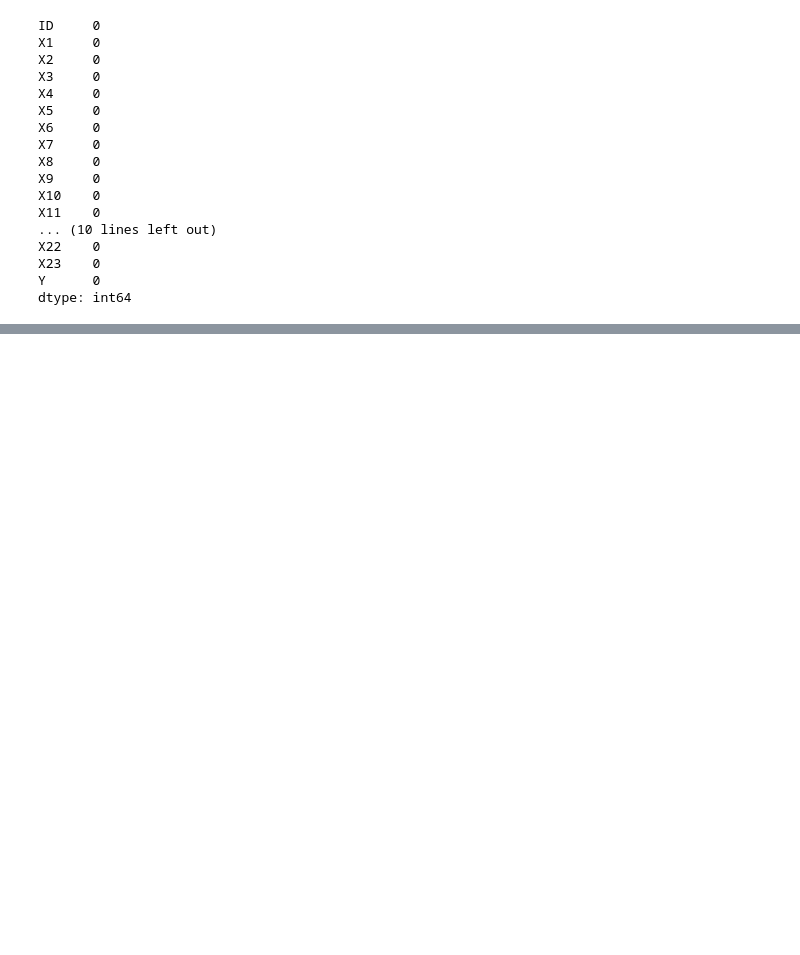
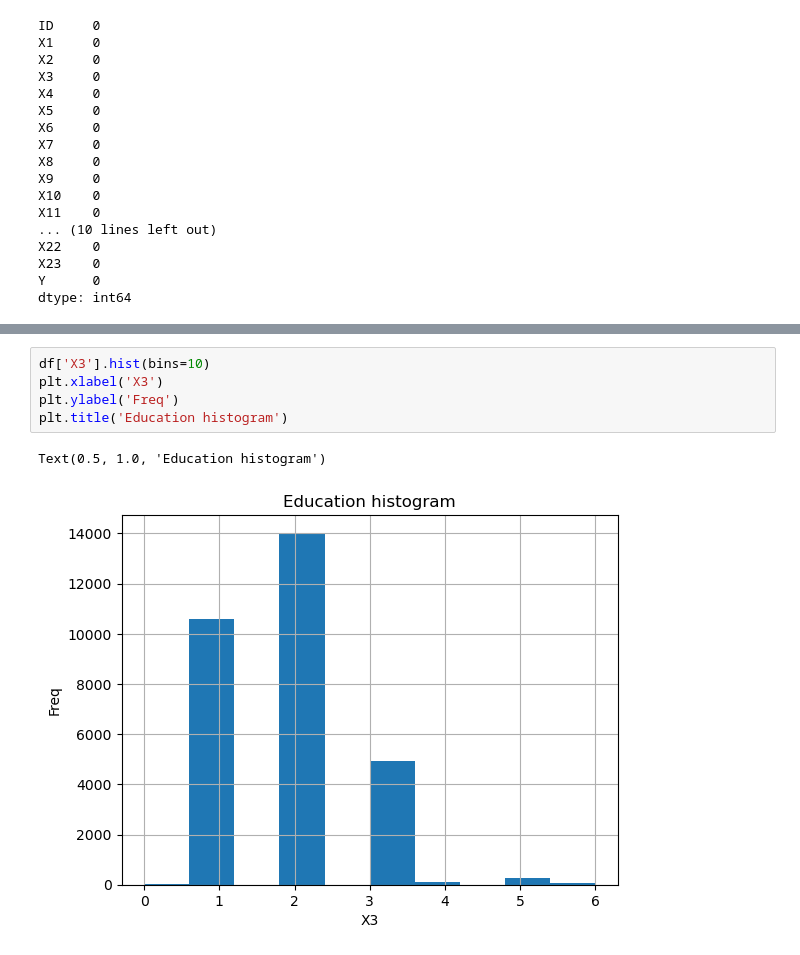
Before and after one commit to utkarshpant/6304-big-data-final-project, a Jupyter notebook: default+of+credit+card+clients/Source.ipynb, the cells around one changed output, grey strips where cells are left out. Cells and saved outputs as stored; diff of their text form; blank space fills up the shorter version.

```diff
--- a/default+of+credit+card+clients/Source.ipynb
+++ b/default+of+credit+card+clients/Source.ipynb
@@ -199,0 +218,8 @@ dtype: int64
+# %%
+df['X3'].hist(bins=10)
+plt.xlabel('X3')
+plt.ylabel('Freq')
+plt.title('Education histogram')
+# %% [output]
+Text(0.5, 1.0, 'Education histogram')
+[figure, added]
```
Also changed, not shown: parts of 4 cells of this notebook.
